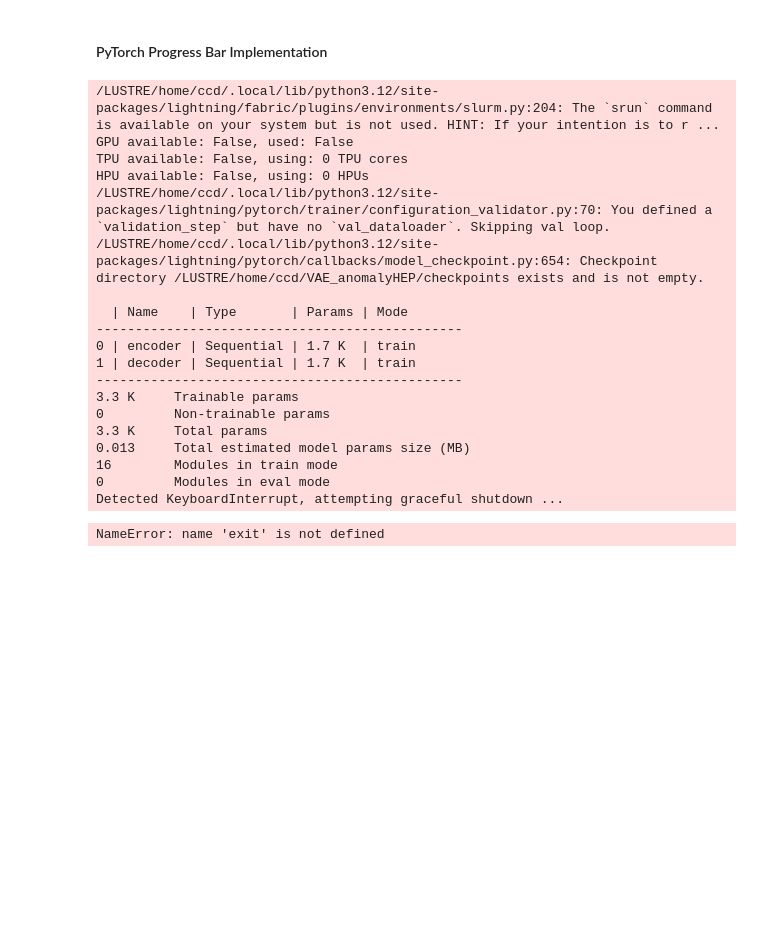
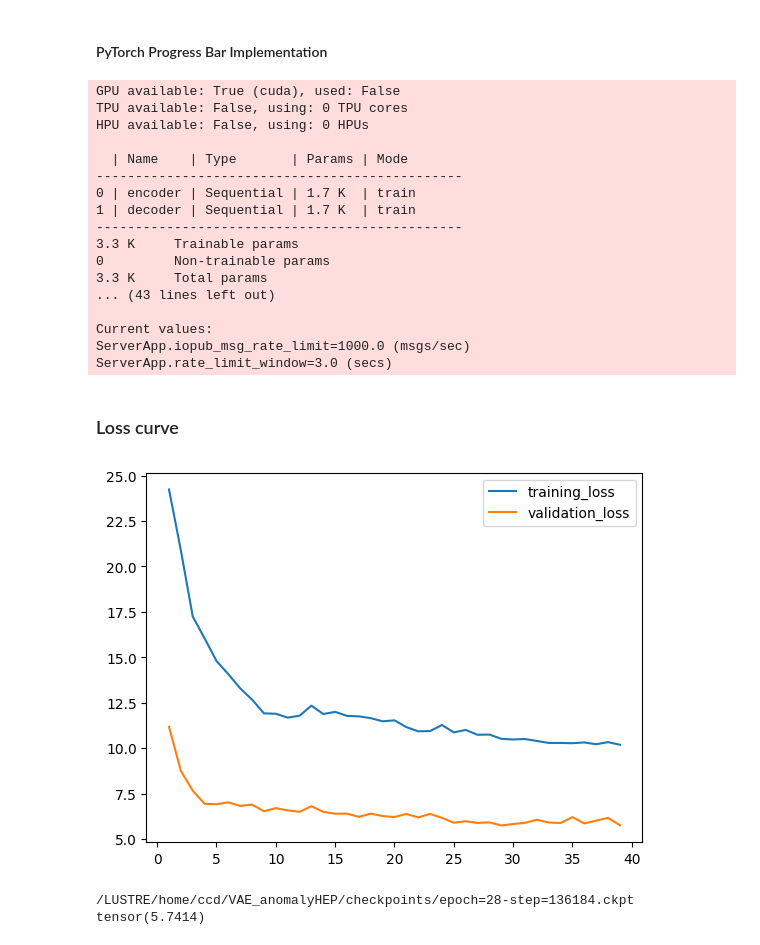
Before and after one commit to castaned/VAE_anomalyHEP, a Jupyter notebook: train_VAEs_pytorch.ipynb, the cells around one changed output. Saved outputs shown, nothing was run; the diff lists cells and outputs as text; code cells hidden in the pictures; blank space fills up the shorter version.

```diff
--- a/train_VAEs_pytorch.ipynb
+++ b/train_VAEs_pytorch.ipynb
@@ -124,5 +124,11 @@ feature_array[0].size
 label_array[0]
 # %% [output]
 array([1., 0.])
+# %%
+# Divide train and validation+test
+X_train, X_temp, y_train, y_temp = train_test_split(feature_array, label_array, test_size=0.2, random_state=42, shuffle=True)
+
+# Divide validation+test in validation and test
+X_valid, X_test, y_valid, y_test = train_test_split(X_temp, y_temp, test_size=0.5, random_state=42)
 # %% [markdown]
 ### Load the data (numpy.array) into a DatasetLoad (Tensor)
@@ -145,3 +150,7 @@ ae_train_ds = SensorDataset(feature_array)
+# %%
+ae_train_ds = SensorDataset(X_train)
+ae_valid_ds = SensorDataset(X_valid)
+ae_test_ds = SensorDataset(X_test)
 # %%
 ae_train_ds[2]
 # %% [output]
@@ -250,27 +255,22 @@ class SimpleProgressBar(ProgressBar):
     def disable(self):
         self.bar = None
         self.enabled = False
+# %%
+in_dim = ae_train_ds.dataset.shape[1]
+model = Autoencoder(in_dim)
+
+batch_size = 32
+ae_tdl, ae_vdl = DataLoader(ae_train_ds, batch_size=batch_size, num_workers=4), DataLoader(ae_valid_ds, batch_size=batch_size, num_workers=4)
 # %%
-model = Autoencoder(feature_array[0].size)
-batch_size = 32
-
-
-
-
-ae_tdl = DataLoader(ae_train_ds, batch_size=batch_size, num_workers=4)
 es = EarlyStopping(monitor="val_loss", mode="min", min_delta=0.00001, patience=10)
 cp = ModelCheckpoint(save_top_k=1, monitor="val_loss", mode="min")
 pb = SimpleProgressBar()
 trainer = L.Trainer(callbacks=[pb, es, cp], max_epochs=1_000, logger=False, enable_checkpointing=True, accelerator="cpu")
-trainer.fit(model, train_dataloaders=ae_tdl)
-#trainer.fit(model, train_dataloaders=ae_tdl, val_dataloaders=ae_vdl)
+trainer.fit(model, train_dataloaders=ae_tdl, val_dataloaders=ae_vdl)
 # %% [output]
-/LUSTRE/home/ccd/.local/lib/python3.12/site-packages/lightning/fabric/plugins/environments/slurm.py:204: The `srun` command is available on your system but is not used. HINT: If your intention is to r ...
-GPU available: False, used: False
+GPU available: True (cuda), used: False
 TPU available: False, using: 0 TPU cores
 HPU available: False, using: 0 HPUs
-/LUSTRE/home/ccd/.local/lib/python3.12/site-packages/lightning/pytorch/trainer/configuration_validator.py:70: You defined a `validation_step` but have no `val_dataloader`. Skipping val loop.
-/LUSTRE/home/ccd/.local/lib/python3.12/site-packages/lightning/pytorch/callbacks/model_checkpoint.py:654: Checkpoint directory /LUSTRE/home/ccd/VAE_anomalyHEP/checkpoints exists and is not empty.
 
   | Name    | Type       | Params | Mode
 -----------------------------------------------
@@ -280,8 +280,27 @@ HPU available: False, using: 0 HPUs
 3.3 K     Trainable params
 0         Non-trainable params
 3.3 K     Total params
-0.013     Total estimated model params size (MB)
-16        Modules in train mode
-0         Modules in eval mode
-Detected KeyboardInterrupt, attempting graceful shutdown ...
+... (43 lines left out)
+
+Current values:
+ServerApp.iopub_msg_rate_limit=1000.0 (msgs/sec)
+ServerApp.rate_limit_window=3.0 (secs)
-NameError: name 'exit' is not defined
+# %% [markdown]
+### Loss curve
+# %%
+num_iter = len(model.training_losses)
+x = np.linspace(1, num_iter, num_iter)
+fig = plt.figure()
+plt.plot(x, model.training_losses, label="training_loss")
+plt.plot(x, model.validation_losses[1:], label="validation_loss")
+plt.legend()
+plt.show()
+# %% [output]
+[figure, added]
+# %%
+print(cp.best_model_path)
+print(cp.best_model_score)
+model = Autoencoder.load_from_checkpoint(cp.best_model_path)
+# %% [output]
+/LUSTRE/home/ccd/VAE_anomalyHEP/checkpoints/epoch=28-step=136184.ckpt
+tensor(5.7414)
```
Also changed, not shown: parts of 18 cells of this notebook.
